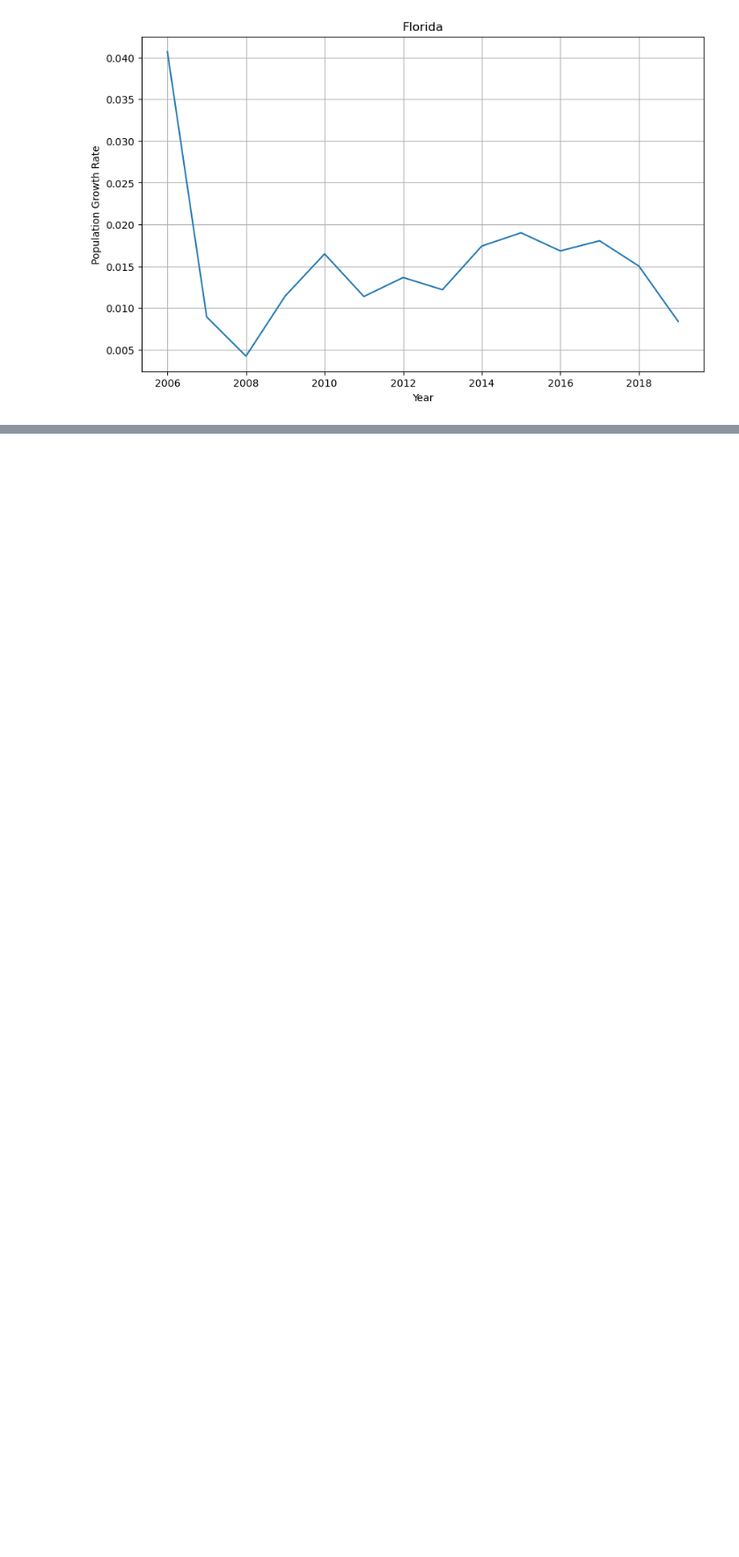
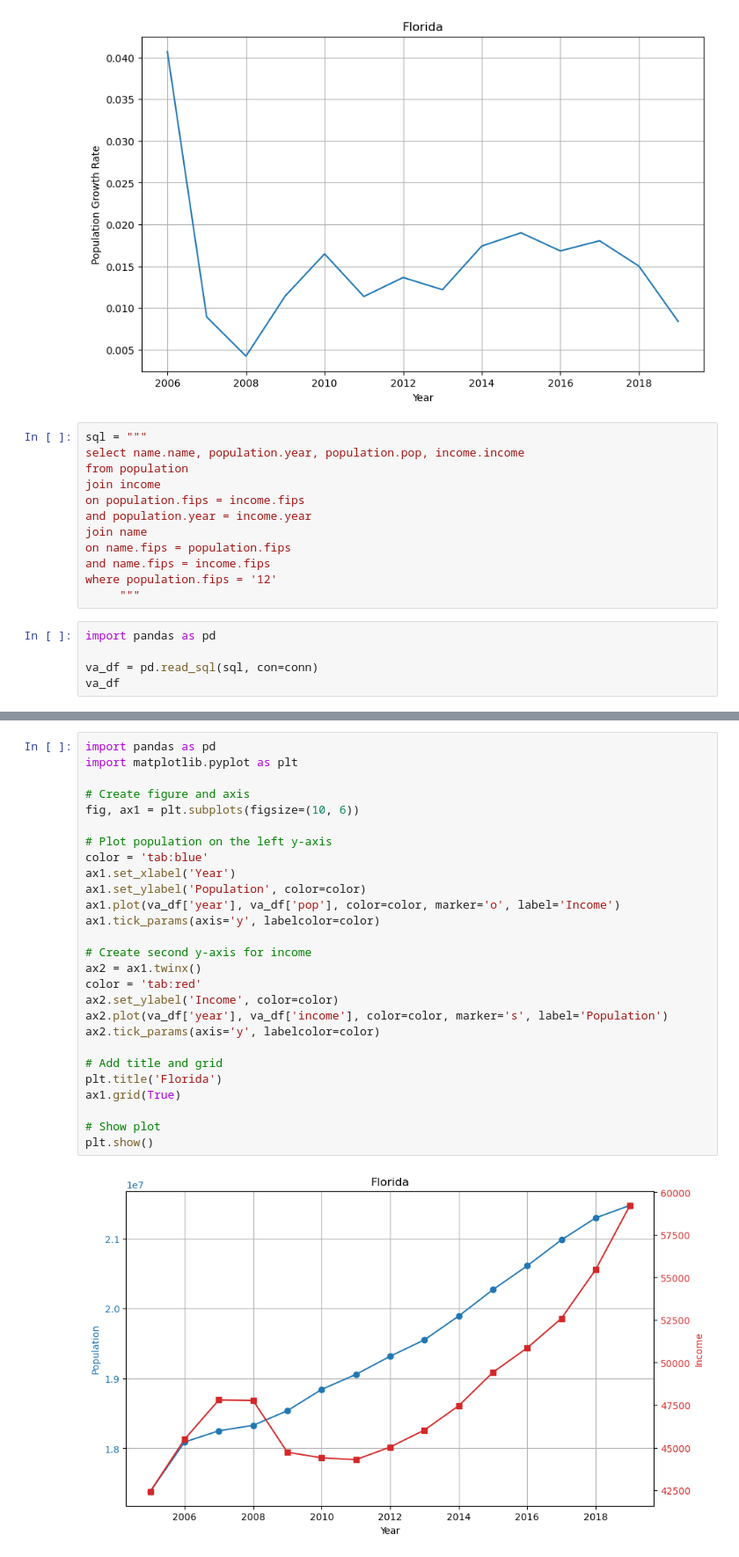
Before and after one commit to King45345/IA-340, a Jupyter notebook: Lab6.ipynb, the cells around one changed output, grey strips where cells are left out. Shown at 88% size. Saved outputs shown, nothing was run; the diff lists cells and outputs as text; blank space fills up the shorter version.

```diff
--- a/Lab6.ipynb
+++ b/Lab6.ipynb
@@ -138,3 +154,20 @@ plt.grid(True)
 plt.show()
 # %% [output]
 [figure]
+# %%
+sql = """
+select name.name, population.year, population.pop, income.income
+from population
+join income
+on population.fips = income.fips
+and population.year = income.year
+join name
+on name.fips = population.fips
+and name.fips = income.fips
+where population.fips = '12'
+     """
+# %%
+import pandas as pd
+
+va_df = pd.read_sql(sql, con=conn)
+va_df
@@ -140,0 +191,29 @@ plt.show()
+# %%
+import pandas as pd
+import matplotlib.pyplot as plt
+
+# Create figure and axis
+fig, ax1 = plt.subplots(figsize=(10, 6))
+
+# Plot population on the left y-axis
+color = 'tab:blue'
+ax1.set_xlabel('Year')
+ax1.set_ylabel('Population', color=color)
+ax1.plot(va_df['year'], va_df['pop'], color=color, marker='o', label='Income')
+ax1.tick_params(axis='y', labelcolor=color)
+
+# Create second y-axis for income
+ax2 = ax1.twinx()
+color = 'tab:red'
+ax2.set_ylabel('Income', color=color)
+ax2.plot(va_df['year'], va_df['income'], color=color, marker='s', label='Population')
+ax2.tick_params(axis='y', labelcolor=color)
+
+# Add title and grid
+plt.title('Florida')
+ax1.grid(True)
+
+# Show plot
+plt.show()
+# %% [output]
+[figure, added]
```
Also changed, not shown: parts of 10 cells of this notebook.
